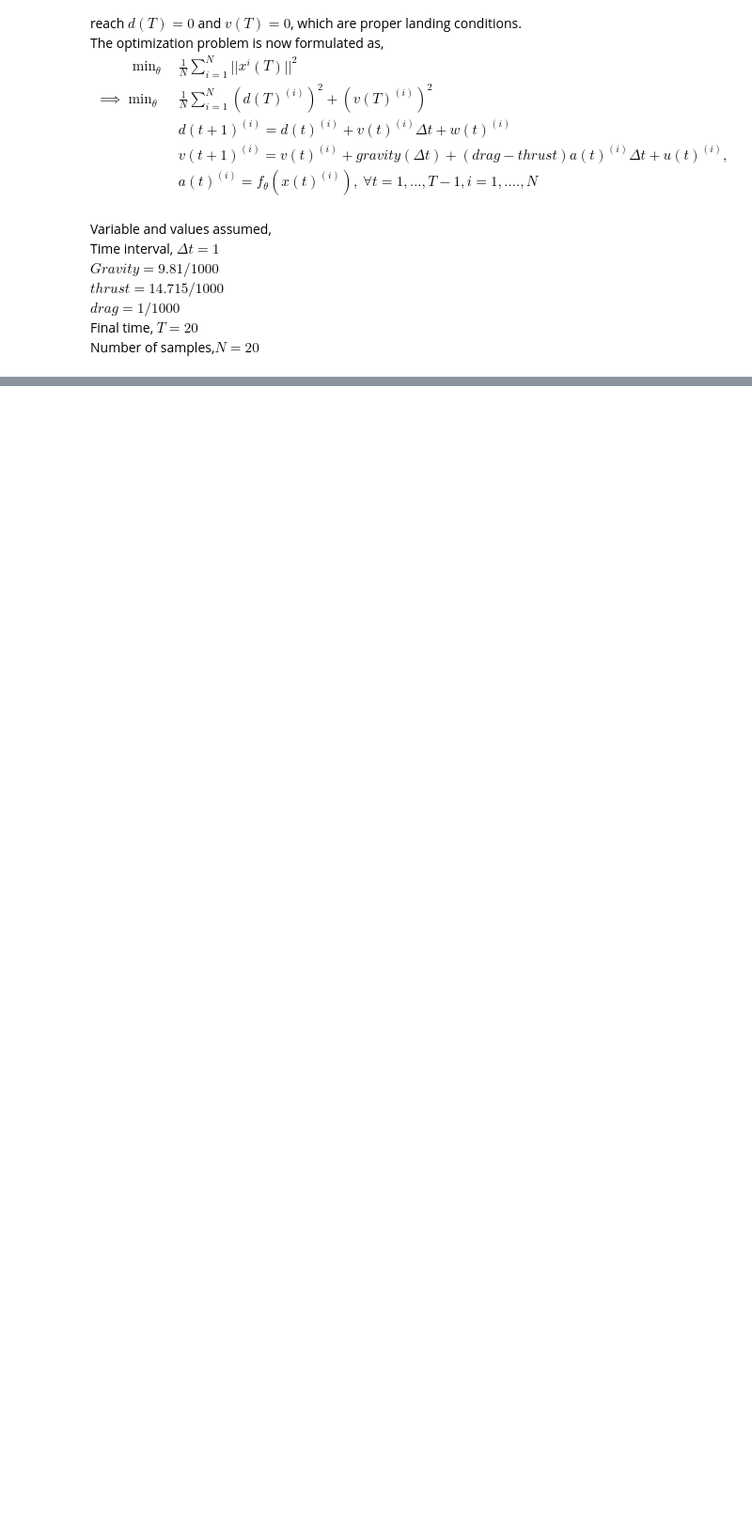
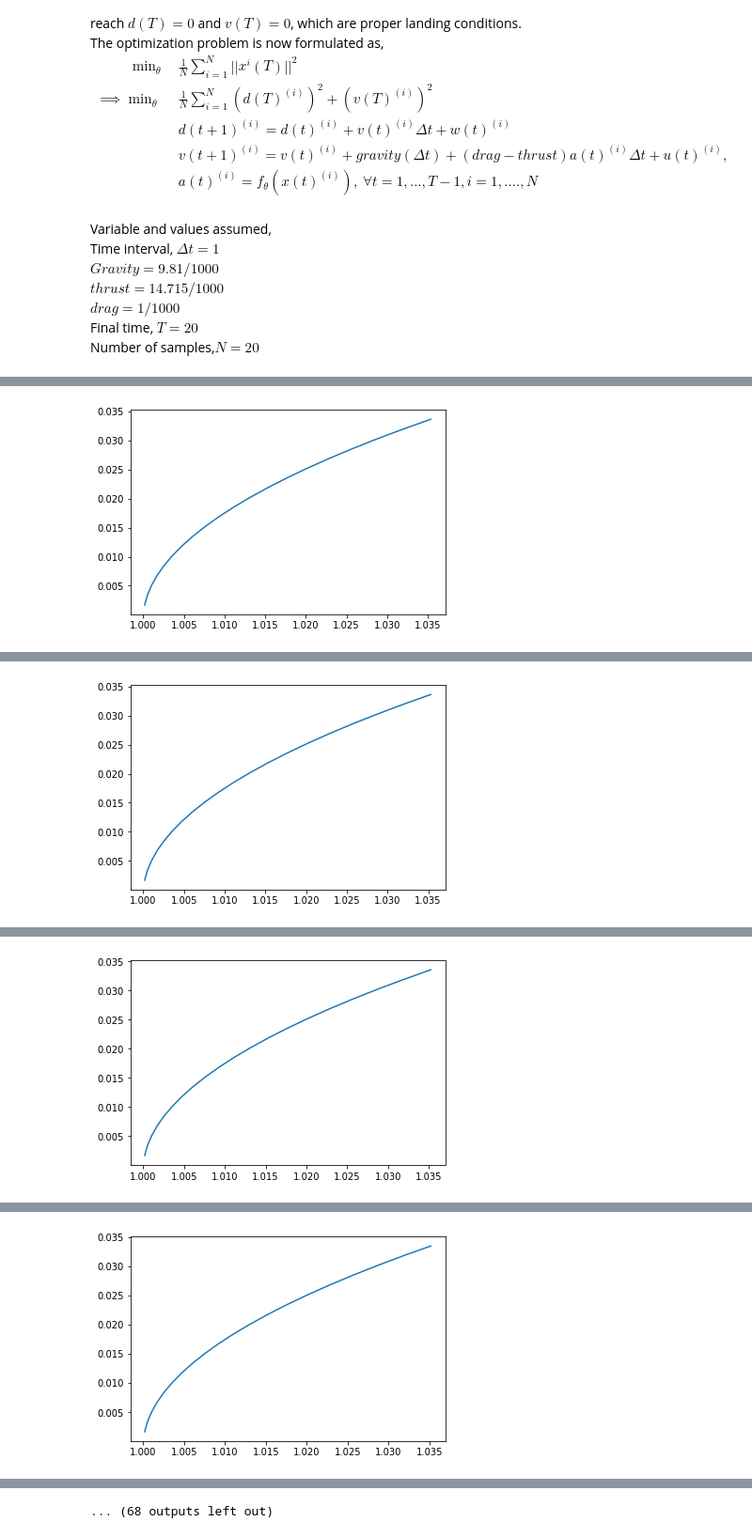
Before and after one commit to sabareeshkarthick/dop1, a Jupyter notebook: jupyter notebooks/project1_DOp.ipynb, the cells around one changed output, grey strips where cells are left out. Shown at 94% size. Cells and saved outputs as stored; diff of their text form; code cells hidden in the pictures; blank space fills up the shorter version.

```diff
--- a/jupyter notebooks/project1_DOp.ipynb
+++ b/jupyter notebooks/project1_DOp.ipynb
@@ -30,0 +148,11 @@ Number of samples,$N=20$<br/>
+# %%
+T = 20  # number of time steps
+dim_input = 2  # state space dimensions
+dim_hidden = 6  # latent dimensions
+dim_output = 1  # action space dimensions
+d = Dynamics()  # define dynamics
+c = Controller(dim_input, dim_hidden, dim_output)  # define controller
+s = Simulation(c, d, T)  # define simulation
+o = Optimize(s)  # define optimizer
+o.train(40)  # solve the optimization problem
+# %% [output]
@@ -30,0 +160 @@ Number of samples,$N=20$<br/>
+[figure, added]
@@ -30,0 +162 @@ Number of samples,$N=20$<br/>
+[figure, added]
@@ -30,0 +164 @@ Number of samples,$N=20$<br/>
+[figure, added]
@@ -30,0 +166 @@ Number of samples,$N=20$<br/>
+[figure, added]
@@ -30,0 +171 @@ Number of samples,$N=20$<br/>
+... (68 outputs left out)
```
Also changed, not shown: parts of 4 cells of this notebook.
